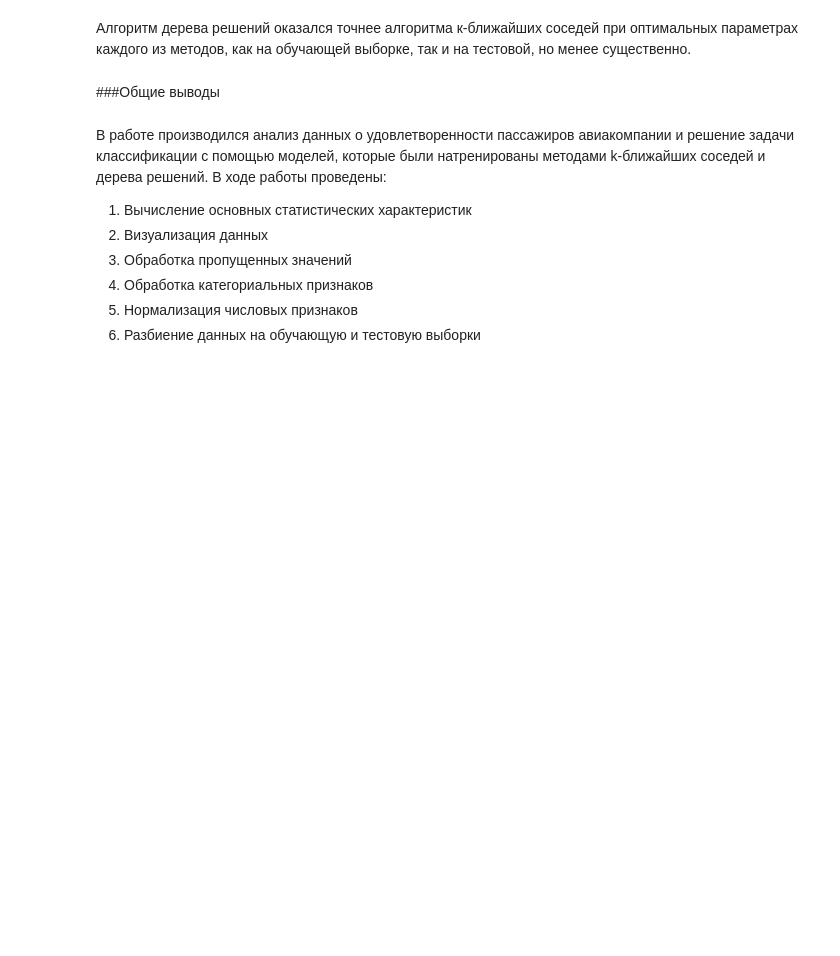
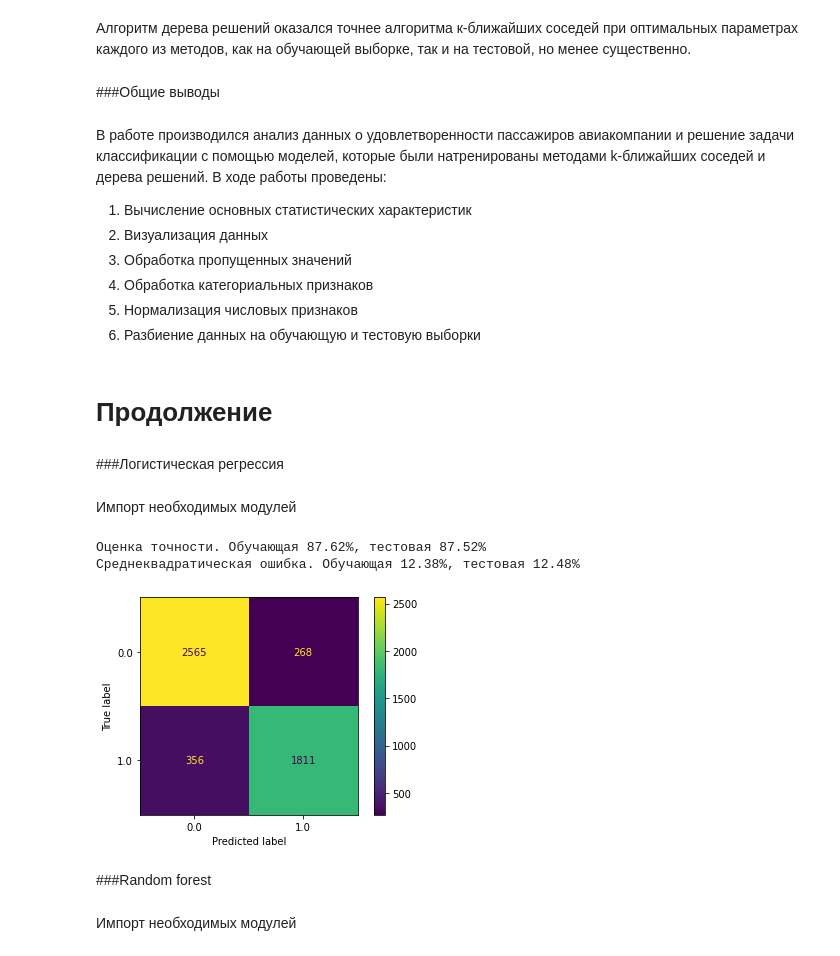
Before and after one commit to Reloadif/MachineLearningCourse, a Jupyter notebook: HomeWork2/MachineLearningCourse.ipynb, the cells around one changed output. Saved outputs shown, nothing was run; the diff lists cells and outputs as text; code cells hidden in the pictures; blank space fills up the shorter version.

```diff
--- a/HomeWork2/MachineLearningCourse.ipynb
+++ b/HomeWork2/MachineLearningCourse.ipynb
@@ -382,3 +383,9 @@ print("Среднеквадратическая ошибка. Обучающая
 4. Обработка категориальных признаков
 4. Нормализация числовых признаков
 5. Разбиение данных на обучающую и тестовую выборки
+# %% [markdown]
+# Продолжение
+# %% [markdown]
+###Логистическая регрессия
+# %% [markdown]
+Импорт необходимых модулей
@@ -384,0 +395,23 @@ print("Среднеквадратическая ошибка. Обучающая
+# %%
+lr = LogisticRegression(solver="liblinear")
+lr.fit(x_train, y_train)
+
+y_test_pred = lr.predict(x_test)
+y_train_pred = lr.predict(x_train)
+
+print("Оценка точности. Обучающая {:.2f}%, тестовая {:.2f}%".format(accuracy_score(y_train, y_train_pred) * 100, accuracy_score(y_test, y_test_pred) * 100))
+print("Среднеквадратическая ошибка. Обучающая {:.2f}%, тестовая {:.2f}%".format(mean_squared_error(y_train, y_train_pred) * 100, mean_squared_error(y_test, y_test_pred) * 100), end="\n\n")
+# %% [output]
+Оценка точности. Обучающая 87.62%, тестовая 87.52%
+Среднеквадратическая ошибка. Обучающая 12.38%, тестовая 12.48%
+# %%
+c_m = confusion_matrix(y_test, lr.predict(x_test), labels=lr.classes_)
+ConfusionMatrixDisplay(confusion_matrix=c_m, display_labels=lr.classes_).plot()
+pyplot.show()
+pass
+# %% [output]
+[figure, added]
+# %% [markdown]
+###Random forest
+# %% [markdown]
+Импорт необходимых модулей
```
Also changed, not shown: parts of 29 cells of this notebook.
